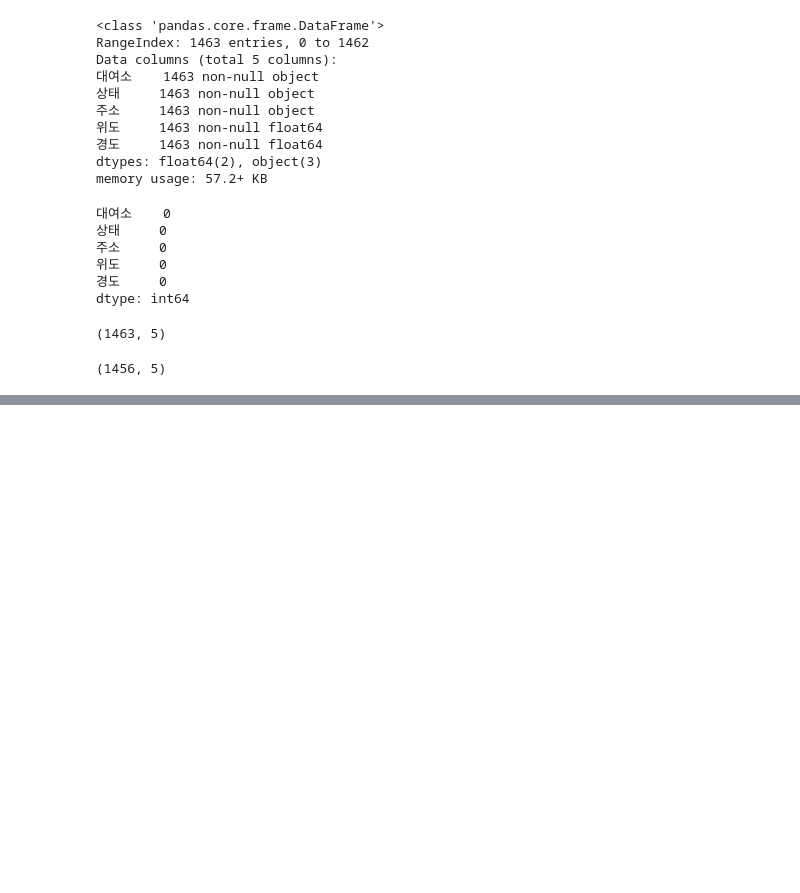
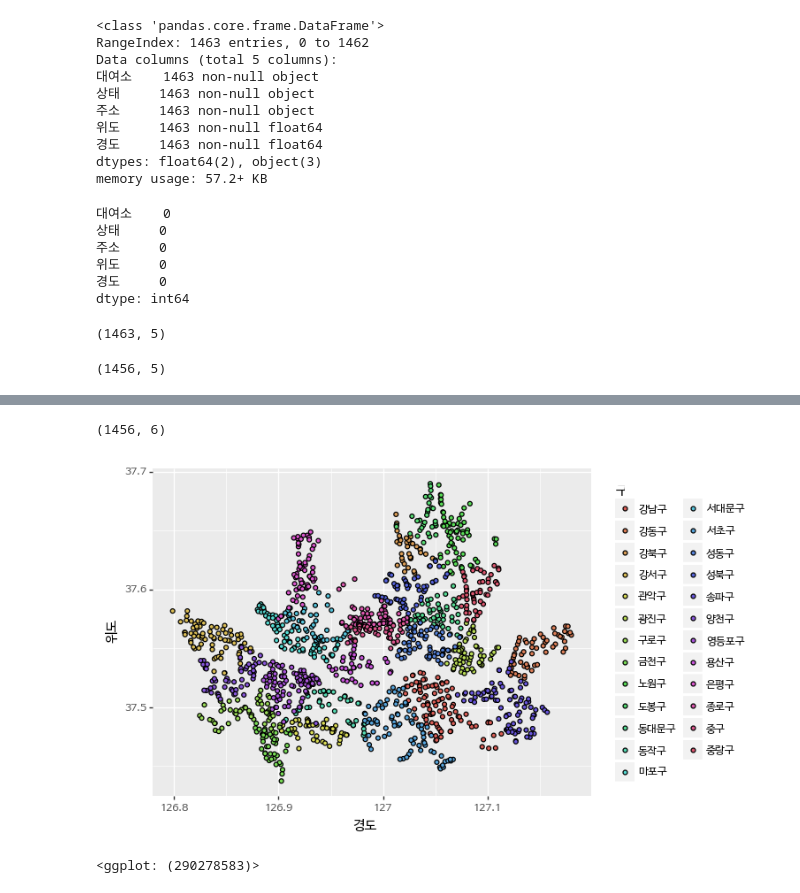
Before and after one commit to corazzon/OpenDataWrangling, a Jupyter notebook: seoul-bike-folium.ipynb, the cells around one changed output, grey strips where cells are left out. Saved outputs shown, nothing was run; the diff lists cells and outputs as text; code cells hidden in the pictures; blank space fills up the shorter version.

```diff
--- a/seoul-bike-folium.ipynb
+++ b/seoul-bike-folium.ipynb
@@ -82,0 +99,2 @@ geo_df.shape
+# %%
+df['구'] = df['주소'].apply(lambda x : x.strip().split(' ')[1])
@@ -82,0 +163,8 @@ geo_df.shape
+# %%
+gu = {'성내동':'강동구', '상일동':'강동구', '명일동':'강동구', '길동':'강동구', '암사동':'강동구', '고덕동':'강동구', '강일동':'강동구', '양재대로':'강동구', '서울':'송파구',
+       '중화동':'중랑구', '면목동':'중랑구', '상봉동':'중랑구', '미아동':'강북구', '수유동':'강북구', '번동':'강북구', '동일로':'노원구', '창동':'도봉구', '망원2빗물펌프장':'마포구',
+       '가산동':'금천구', '시흥동':'금천구', '독산동':'금천구', '사당동':'동작구', '관악로':'관악구', '서초동':'서초구', '잠원동':'서초구', '신원동':'서초구', '양재동':'서초구',
+       '염곡동':'서초구', '상암동':'마포구', '진관동':'은평구', '응암동':'은평구', '녹번동':'은평구', '불광로':'은평구', '불광동':'은평구', '증산동':'은평구', '역촌동':'은평구',
+       '갈현동':'은평구'}
+# %%
+df['구'] = df['구'].apply(lambda x : gu[x] if x[-1] != '구' else x )
@@ -82,0 +191,14 @@ geo_df.shape
+# %%
+geo_gu_df = df.loc[(df['위도'] > 37) & (df['경도'] > 125)]
+geo_gu_df.shape
+# %% [output]
+(1456, 6)
+# %%
+(ggplot(geo_gu_df)
+ + aes(x='경도', y='위도', fill='구')
+ + geom_point()
+ + theme(text=element_text(family='NanumBarunGothic'))
+)
+# %% [output]
+[figure, added]
+<ggplot: (290278583)>
```
Also changed, not shown: parts of 14 cells of this notebook.
